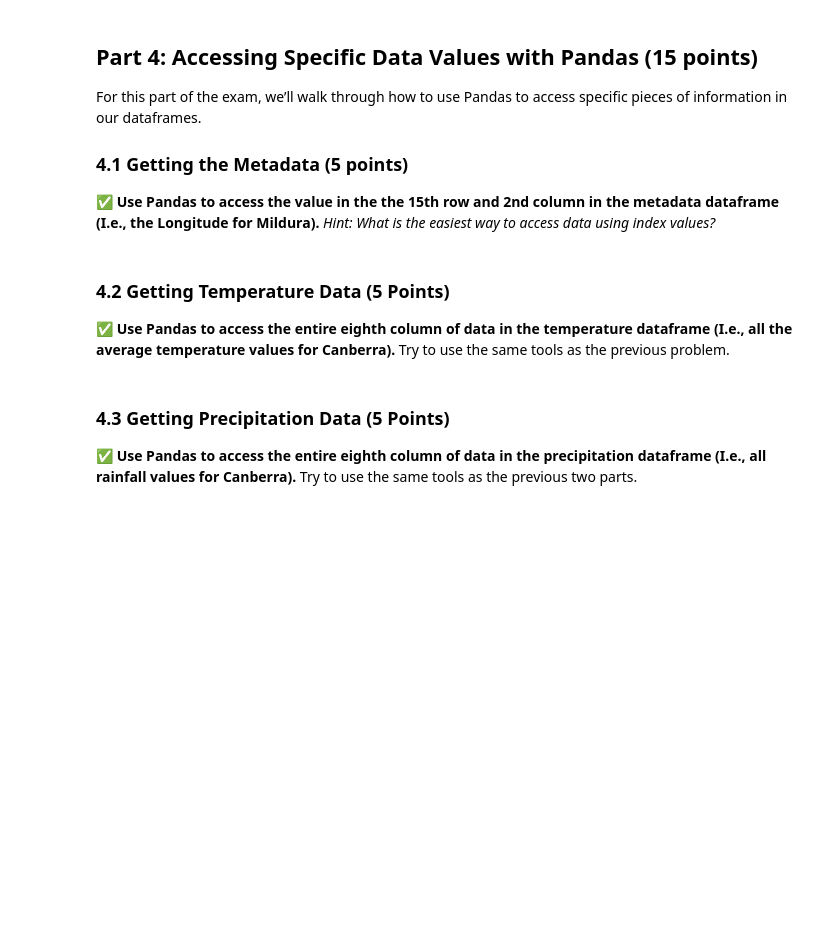
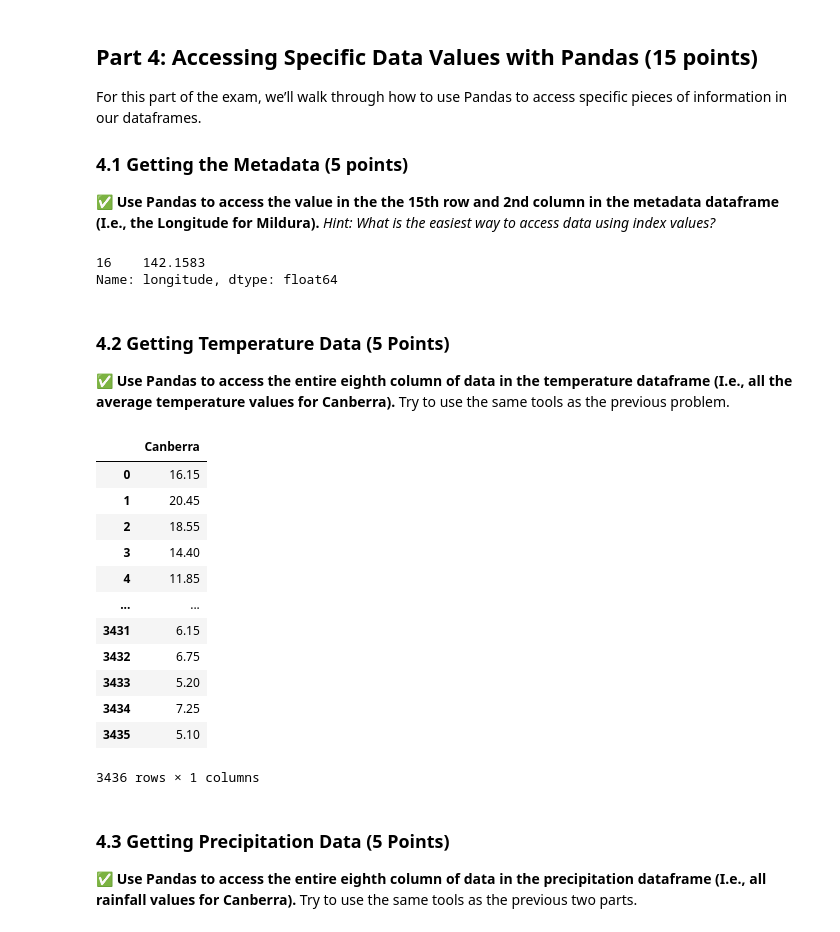
Before and after one commit to harrshil/CMSE202-s23-turnin, a Jupyter notebook: midterm/CMSE202_Midterm_003_STUDENT.ipynb, the cells around one changed output. Cells and saved outputs as stored; diff of their text form; code cells hidden in the pictures; blank space fills up the shorter version.

```diff
--- a/midterm/CMSE202_Midterm_003_STUDENT.ipynb
+++ b/midterm/CMSE202_Midterm_003_STUDENT.ipynb
@@ -103,12 +103,33 @@ For this part of the exam, we’ll walk through how to use Pandas to access spec
 &#9989; **Use Pandas to access the value in the the 15th row and 2nd column in the metadata dataframe (I.e., the Longitude for Mildura).** *Hint: What is the easiest way to access data using index values?*
 # %%
 #Write your code here
+mildura = meta_data[meta_data['city_name'] == 'Mildura']
+mildura['longitude'] # longitude of Mildura
+# %% [output]
+16    142.1583
+Name: longitude, dtype: float64
 # %% [markdown]
 ### 4.2 Getting Temperature Data (5 Points)
 
 &#9989; **Use Pandas to access the entire eighth column of data in the temperature dataframe (I.e., all the average temperature values for Canberra).** Try to use the same tools as the previous problem.
 # %%
 #Write your code here
+column8 = aus_temp.iloc[:, [8]]
+column8
+# %% [output]
+|  | Canberra |
+| 0 | 16.15 |
+| 1 | 20.45 |
+| 2 | 18.55 |
+| 3 | 14.40 |
+| 4 | 11.85 |
+| ... | ... |
+| 3431 | 6.15 |
+| 3432 | 6.75 |
+| 3433 | 5.20 |
+| 3434 | 7.25 |
+| 3435 | 5.10 |
+3436 rows × 1 columns
 # %% [markdown]
 ### 4.3 Getting Precipitation Data (5 Points)
 
```
Also changed, not shown: parts of 3 cells of this notebook.
